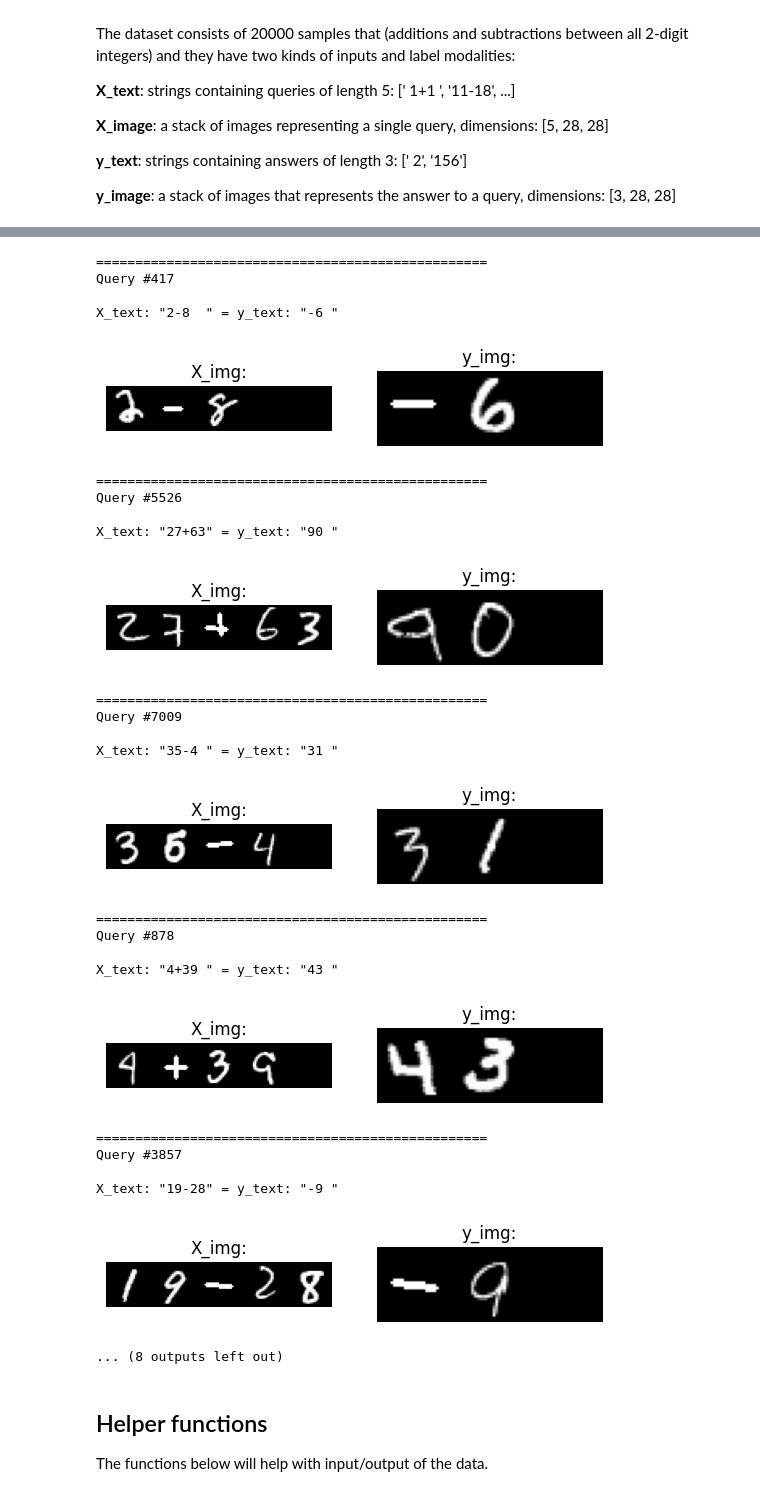
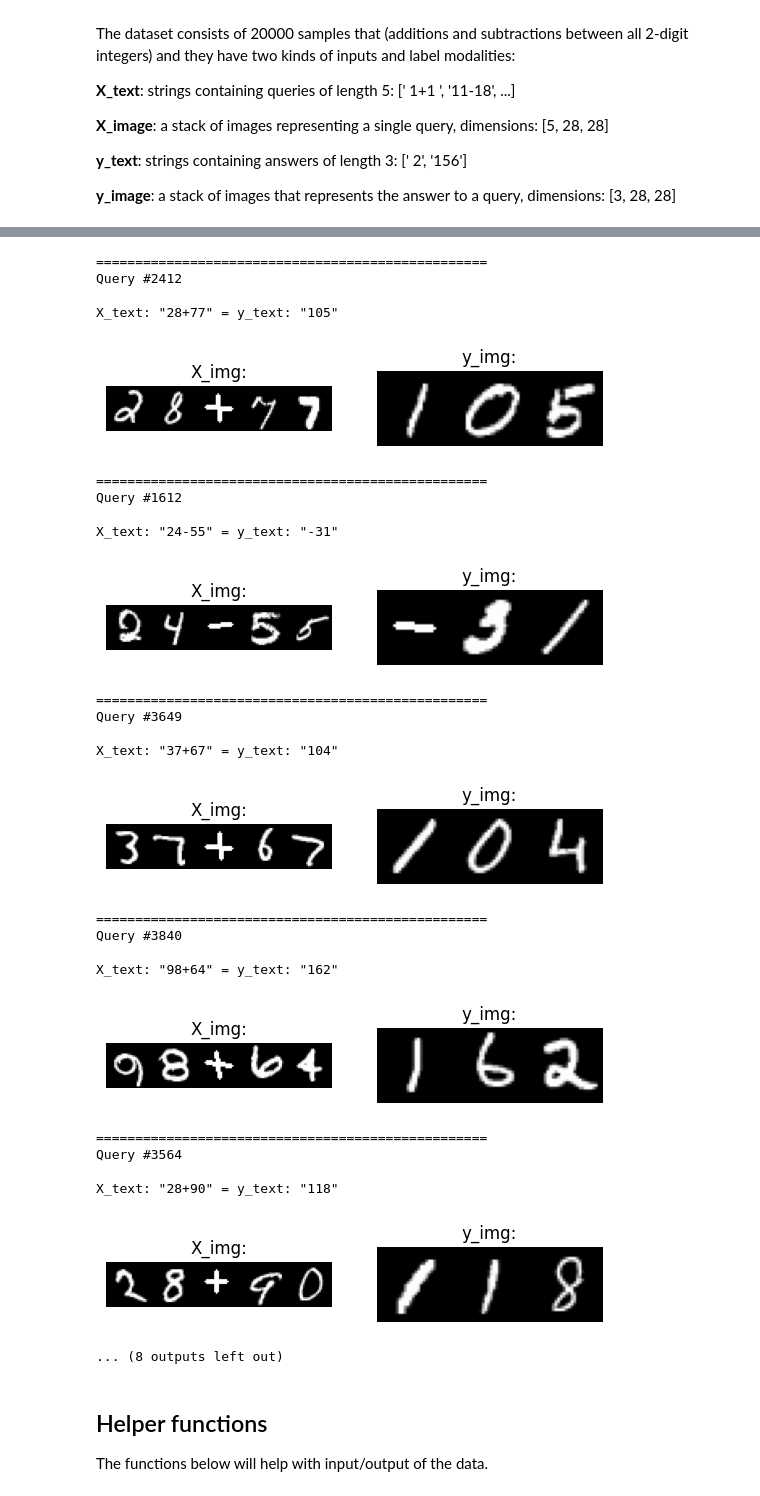
Before and after one commit to Demmenie/itdl, a Jupyter notebook: itdl-a2/A2_RNNs.ipynb, the cells around one changed output, grey strips where cells are left out. Cells and saved outputs as stored; diff of their text form; code cells hidden in the pictures.

```diff
--- a/itdl-a2/A2_RNNs.ipynb
+++ b/itdl-a2/A2_RNNs.ipynb
@@ -214,8 +216,14 @@ max_answer_length = 3    # Maximum length of the answer string (the longest resu
 (MNIST_data, MNIST_labels), _ = tf.keras.datasets.mnist.load_data()
 X_text, X_img, y_text, y_img = create_data(highest_integer)
 print(X_text.shape, X_img.shape, y_text.shape, y_img.shape)
-
-
+# Combine the two lists into a single list of tuples
+combined_text = list(zip(X_text, y_text))
+combined_img = list(zip(X_img, y_img))
+combined = list(zip(combined_text, combined_img))
+random.shuffle(combined)
+# unpack combined
+X_text, y_text = zip(*[x for x, _ in combined])
+X_img, y_img = zip(*[x for _, x in combined])
 ## Display the samples that were created
 def display_sample(n):
     labels = ['X_img:', 'y_img:']
@@ -240,28 +248,28 @@ X_text: "42+98" = y_text: "140"
 ==================================================
-Query #417
+Query #2412
 
-X_text: "2-8  " = y_text: "-6 "
+X_text: "28+77" = y_text: "105"
-[figure, old version]
+[figure, new version]
 ==================================================
-Query #5526
+Query #1612
 
-X_text: "27+63" = y_text: "90 "
+X_text: "24-55" = y_text: "-31"
-[figure, old version]
+[figure, new version]
 ==================================================
-Query #7009
+Query #3649
 
-X_text: "35-4 " = y_text: "31 "
+X_text: "37+67" = y_text: "104"
-[figure, old version]
+[figure, new version]
 ==================================================
-Query #878
+Query #3840
 
-X_text: "4+39 " = y_text: "43 "
+X_text: "98+64" = y_text: "162"
-[figure, old version]
+[figure, new version]
 ==================================================
-Query #3857
+Query #3564
 
-X_text: "19-28" = y_text: "-9 "
+X_text: "28+90" = y_text: "118"
-[figure, old version]
+[figure, new version]
 ... (8 outputs left out)
 # %% [markdown]
 ## Helper functions
```
Also changed, not shown: parts of 31 cells of this notebook.
